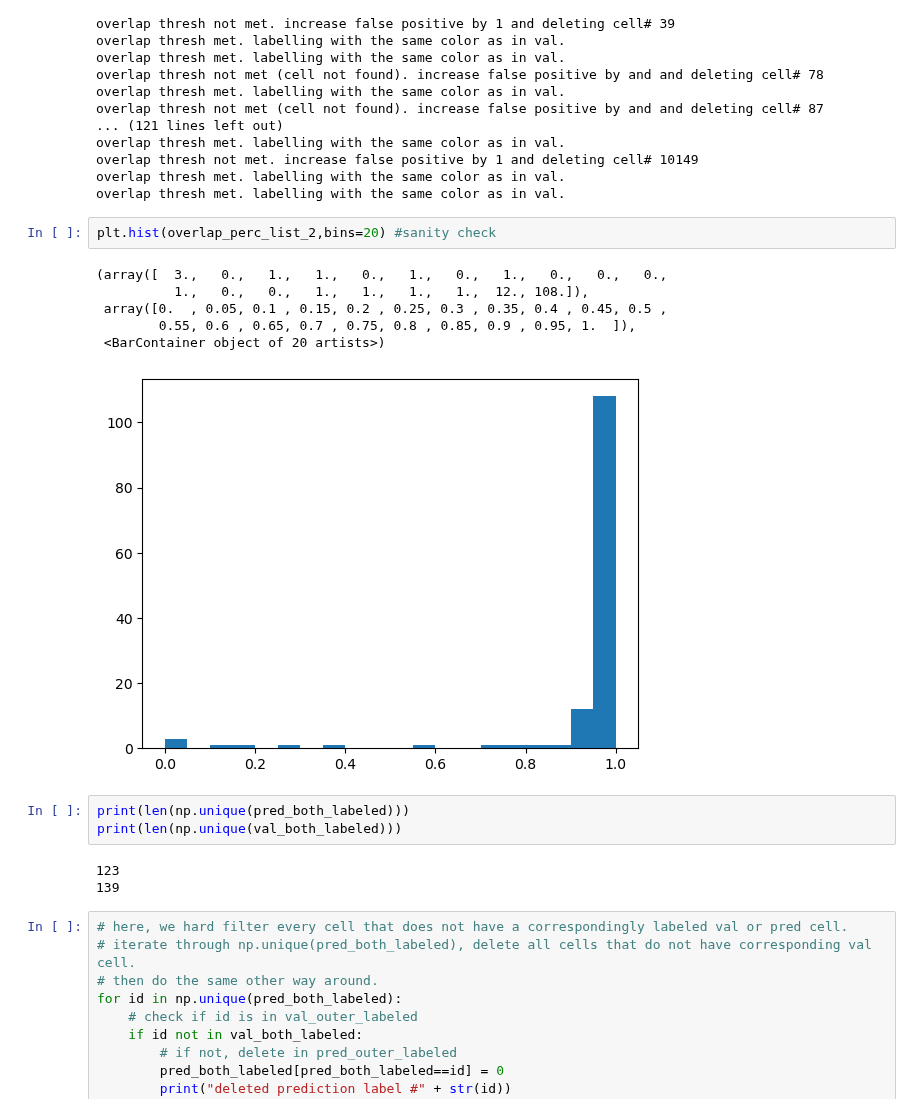
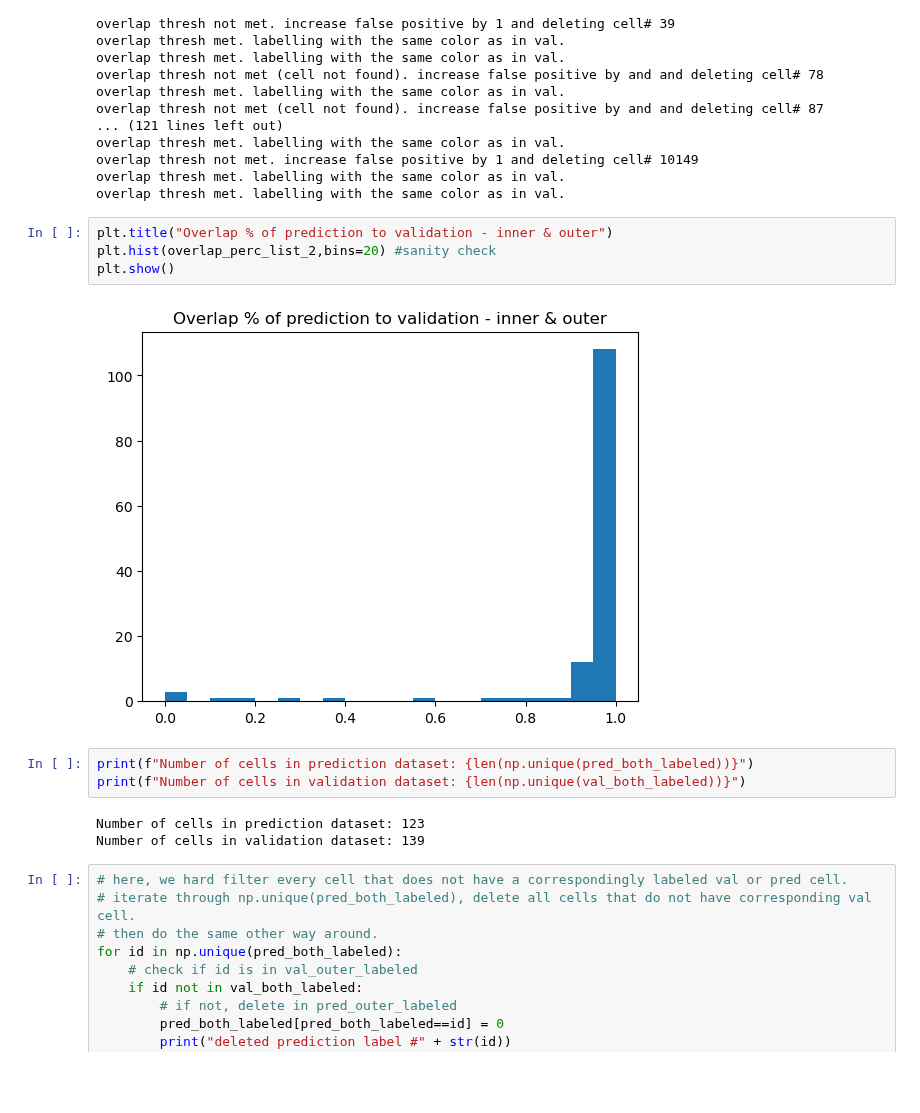
Before and after one commit to PhilipRuthig/EMtools, a Jupyter notebook: 4_validation.ipynb, the cells around one changed output. Drawn from its saved outputs; the diff is of its cells as text; blank space fills up the shorter version.

```diff
--- a/4_validation.ipynb
+++ b/4_validation.ipynb
@@ -640,20 +625,17 @@ overlap thresh not met. increase false positive by 1 and deleting cell# 10149
 overlap thresh met. labelling with the same color as in val.
 overlap thresh met. labelling with the same color as in val.
 # %%
+plt.title("Overlap % of prediction to validation - inner & outer")
 plt.hist(overlap_perc_list_2,bins=20) #sanity check
+plt.show()
 # %% [output]
-(array([  3.,   0.,   1.,   1.,   0.,   1.,   0.,   1.,   0.,   0.,   0.,
-          1.,   0.,   0.,   1.,   1.,   1.,   1.,  12., 108.]),
- array([0.  , 0.05, 0.1 , 0.15, 0.2 , 0.25, 0.3 , 0.35, 0.4 , 0.45, 0.5 ,
-        0.55, 0.6 , 0.65, 0.7 , 0.75, 0.8 , 0.85, 0.9 , 0.95, 1.  ]),
- <BarContainer object of 20 artists>)
-[figure, old version]
+[figure, new version]
 # %%
-print(len(np.unique(pred_both_labeled)))
-print(len(np.unique(val_both_labeled)))
+print(f"Number of cells in prediction dataset: {len(np.unique(pred_both_labeled))}")
+print(f"Number of cells in validation dataset: {len(np.unique(val_both_labeled))}")
 # %% [output]
-123
-139
+Number of cells in prediction dataset: 123
+Number of cells in validation dataset: 139
 # %%
 # here, we hard filter every cell that does not have a correspondingly labeled val or pred cell.
 # iterate through np.unique(pred_both_labeled), delete all cells that do not have corresponding val cell.
```
Also changed, not shown: parts of 16 cells of this notebook, 2 other files.
